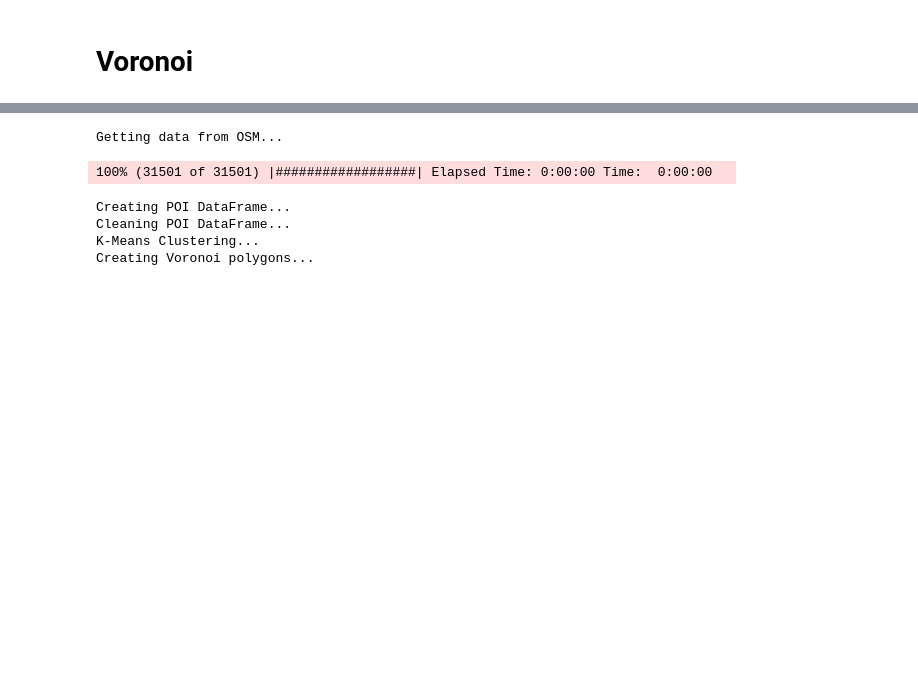
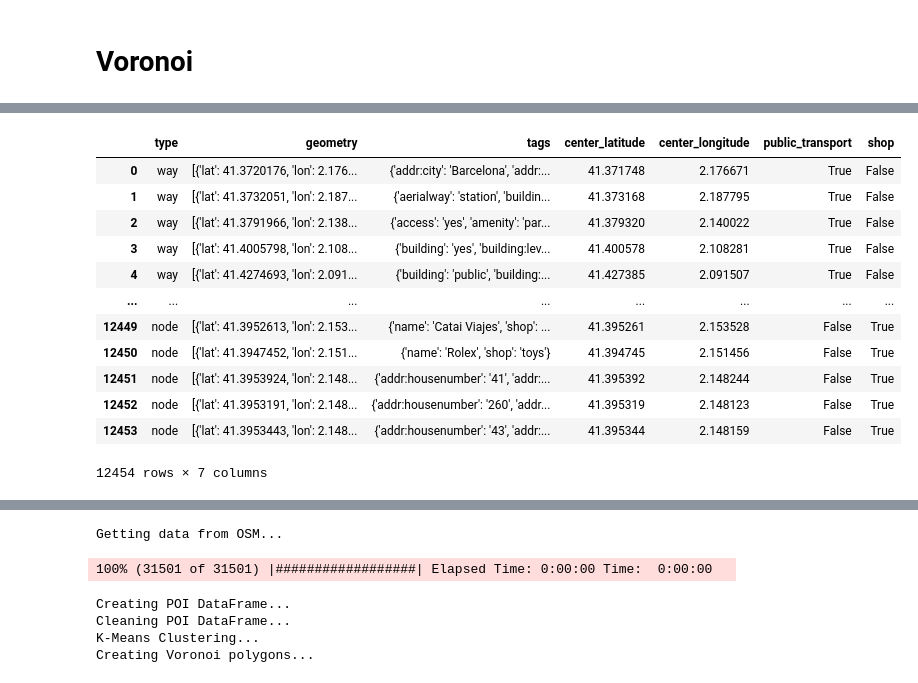
Before and after one commit to siavash-saki/tesspy, a Jupyter notebook: tesspy/test_jn_03_Barcelona.ipynb, the cells around one changed output, grey strips where cells are left out. Drawn from its saved outputs; the diff is of its cells as text; code cells hidden in the pictures; blank space fills up the shorter version.

```diff
--- a/tesspy/test_jn_03_Barcelona.ipynb
+++ b/tesspy/test_jn_03_Barcelona.ipynb
@@ -46,0 +50,16 @@ Creating Voronoi polygons...
+# %%
+barcelona.get_poi_data()
+# %% [output]
+|  | type | geometry | tags | center_latitude | center_longitude | public_transport | shop |
+| 0 | way | [{'lat': 41.3720176, 'lon': 2.176... | {'addr:city': 'Barcelona', 'addr:... | 41.371748 | 2.176671 | True | False |
+| 1 | way | [{'lat': 41.3732051, 'lon': 2.187... | {'aerialway': 'station', 'buildin... | 41.373168 | 2.187795 | True | False |
+| 2 | way | [{'lat': 41.3791966, 'lon': 2.138... | {'access': 'yes', 'amenity': 'par... | 41.379320 | 2.140022 | True | False |
+| 3 | way | [{'lat': 41.4005798, 'lon': 2.108... | {'building': 'yes', 'building:lev... | 41.400578 | 2.108281 | True | False |
+| 4 | way | [{'lat': 41.4274693, 'lon': 2.091... | {'building': 'public', 'building:... | 41.427385 | 2.091507 | True | False |
+| ... | ... | ... | ... | ... | ... | ... | ... |
+| 12449 | node | [{'lat': 41.3952613, 'lon': 2.153... | {'name': 'Catai Viajes', 'shop': ... | 41.395261 | 2.153528 | False | True |
+| 12450 | node | [{'lat': 41.3947452, 'lon': 2.151... | {'name': 'Rolex', 'shop': 'toys'} | 41.394745 | 2.151456 | False | True |
+| 12451 | node | [{'lat': 41.3953924, 'lon': 2.148... | {'addr:housenumber': '41', 'addr:... | 41.395392 | 2.148244 | False | True |
+| 12452 | node | [{'lat': 41.3953191, 'lon': 2.148... | {'addr:housenumber': '260', 'addr... | 41.395319 | 2.148123 | False | True |
+| 12453 | node | [{'lat': 41.3953443, 'lon': 2.148... | {'addr:housenumber': '43', 'addr:... | 41.395344 | 2.148159 | False | True |
+12454 rows × 7 columns
```
Also changed, not shown: parts of 9 cells of this notebook, 5 other files.
